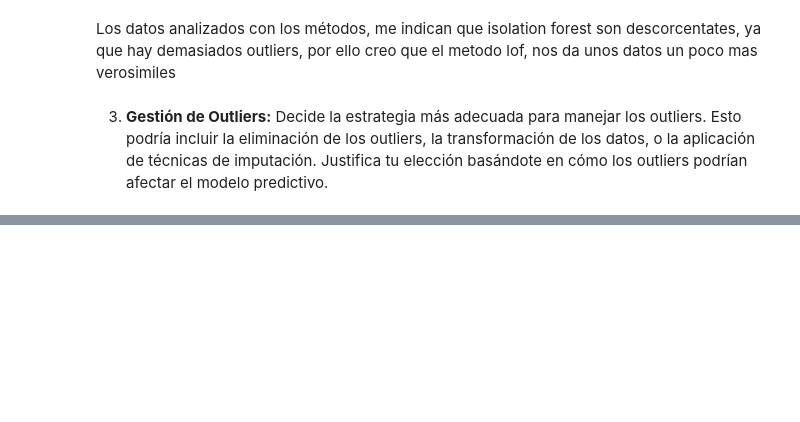
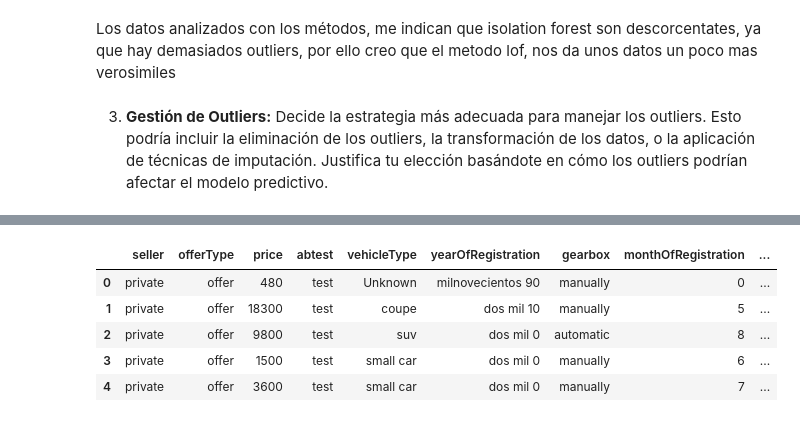
Before and after one commit to Cucks13/laboratorio-modulo7-leccion03-gestion-outiers, a Jupyter notebook: notebook/laboratorio-modulo7-leccion03-gestion-outiers.ipynb, the cells around one changed output, grey strips where cells are left out. Cells and saved outputs as stored; diff of their text form; code cells hidden in the pictures; blank space fills up the shorter version.

```diff
--- a/notebook/laboratorio-modulo7-leccion03-gestion-outiers.ipynb
+++ b/notebook/laboratorio-modulo7-leccion03-gestion-outiers.ipynb
@@ -110,0 +121,10 @@ Los datos analizados con los métodos, me indican que isolation forest son desco
+# %%
+df_interesante_final_interesante = gestor_multiples.imputar_outliers(data = df_interesante_final, metodo = "mediana")
+df_interesante_final_interesante.head()
+# %% [output]
+|  | seller | offerType | price | abtest | vehicleType | yearOfRegistration | gearbox | monthOfRegistration | ... |
+| 0 | private | offer | 480 | test | Unknown | milnovecientos 90 | manually | 0 | ... |
+| 1 | private | offer | 18300 | test | coupe | dos mil 10 | manually | 5 | ... |
+| 2 | private | offer | 9800 | test | suv | dos mil 0 | automatic | 8 | ... |
+| 3 | private | offer | 1500 | test | small car | dos mil 0 | manually | 6 | ... |
+| 4 | private | offer | 3600 | test | small car | dos mil 0 | manually | 7 | ... |
```
Also changed, not shown: parts of 2 cells of this notebook, 1 other file.
